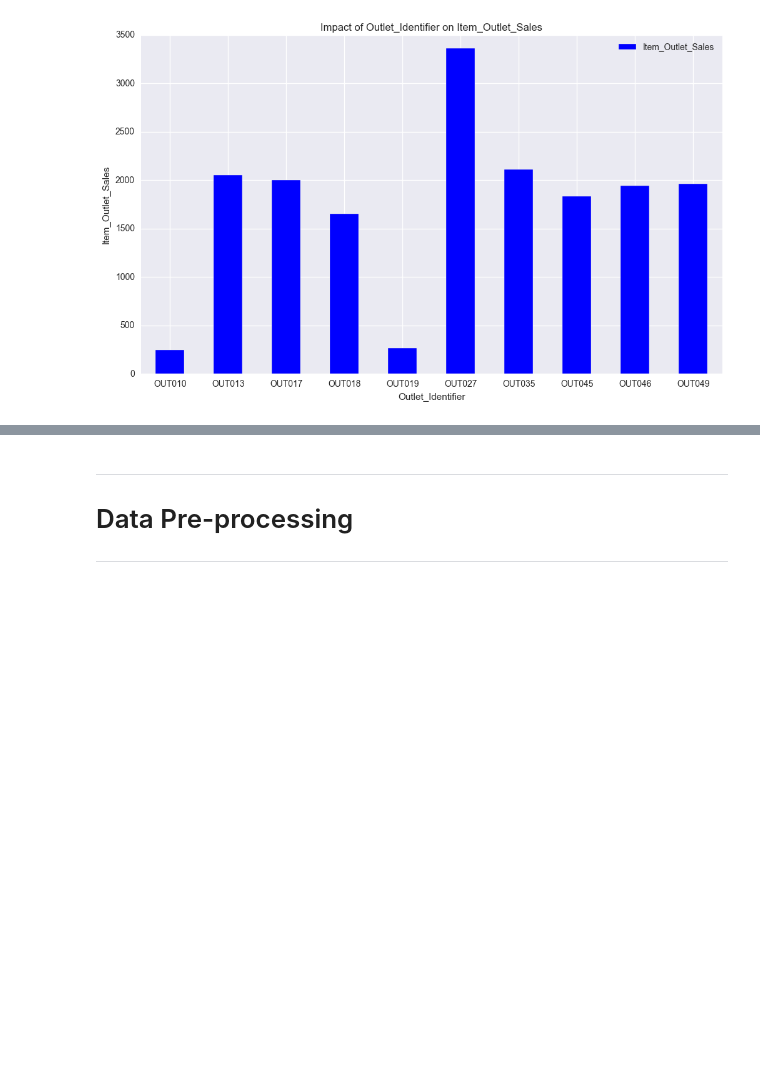
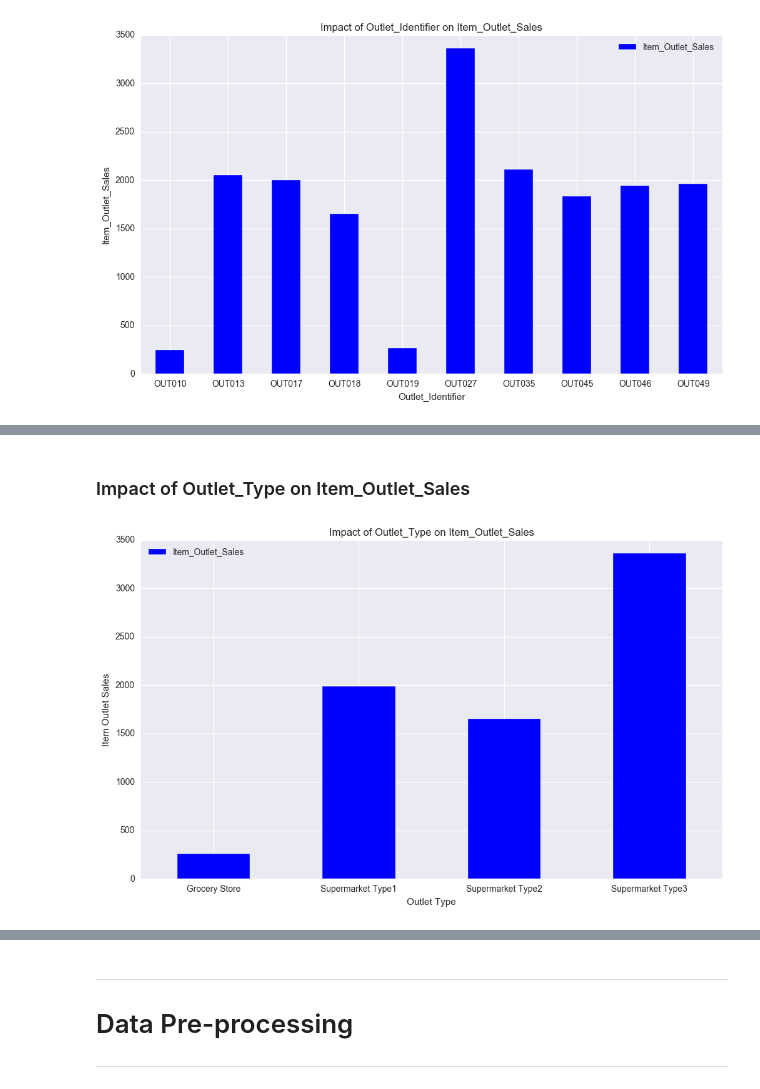
Before and after one commit to Meigarom/Big-Mart-Sales, a Jupyter notebook: Big_Mart_Sales_EDA.ipynb, the cells around one changed output, grey strips where cells are left out. Cells and saved outputs as stored; diff of their text form; code cells hidden in the pictures; blank space fills up the shorter version.

```diff
--- a/Big_Mart_Sales_EDA.ipynb
+++ b/Big_Mart_Sales_EDA.ipynb
@@ -199,0 +274,11 @@ plt.xticks( rotation=0 );
+# %% [markdown]
+### Impact of Outlet_Type on Item_Outlet_Sales
+# %%
+a = df[['Outlet_Type', 'Item_Outlet_Sales']].groupby( 'Outlet_Type' ).median()
+a.plot( kind='bar', color='blue', figsize=(12, 7) )
+plt.xlabel( 'Outlet Type' )
+plt.ylabel( 'Item Outlet Sales' )
+plt.title( 'Impact of Outlet_Type on Item_Outlet_Sales' )
+plt.xticks( rotation=0 );
+# %% [output]
+[figure, added]
```
Also changed, not shown: parts of 16 cells of this notebook.
